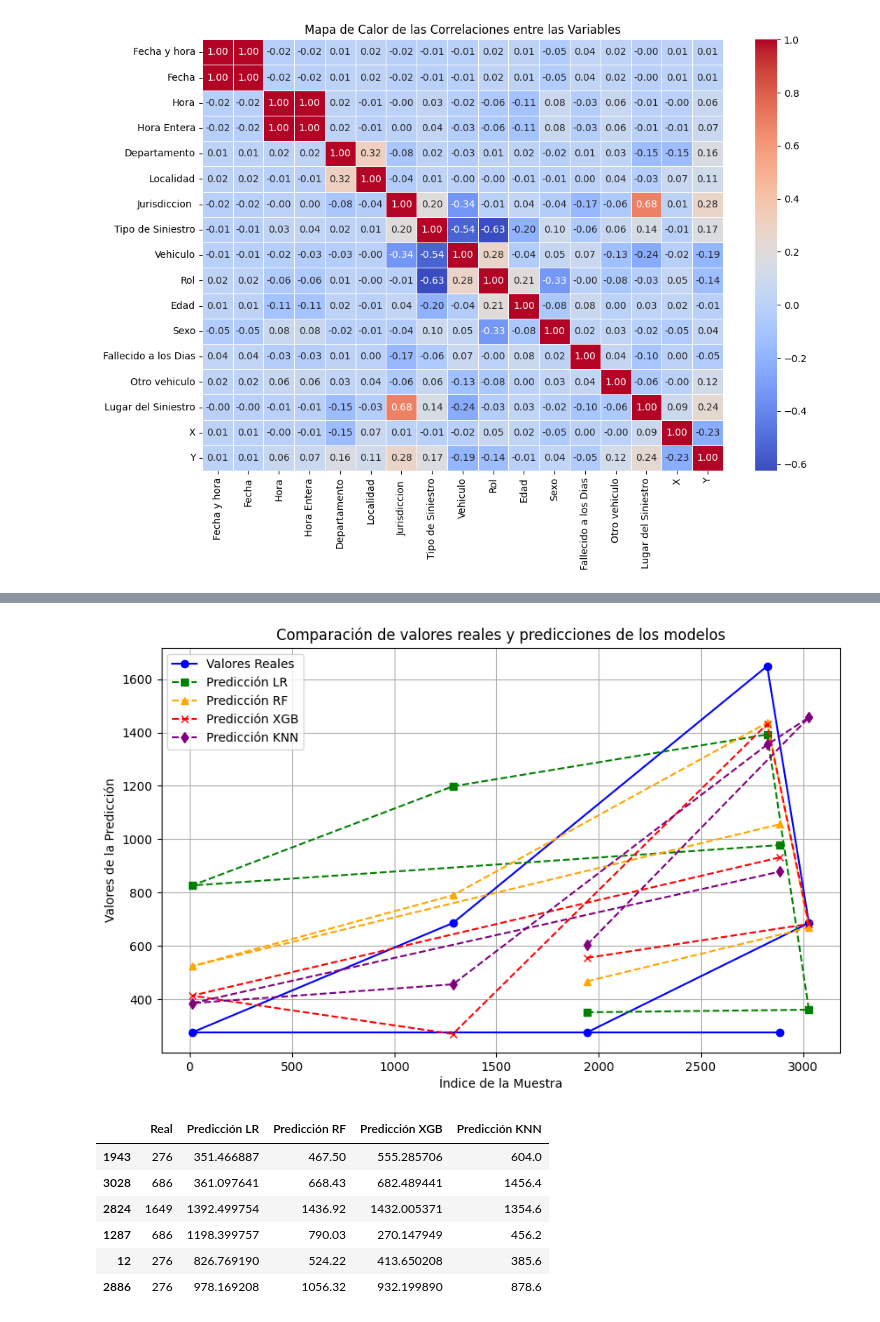
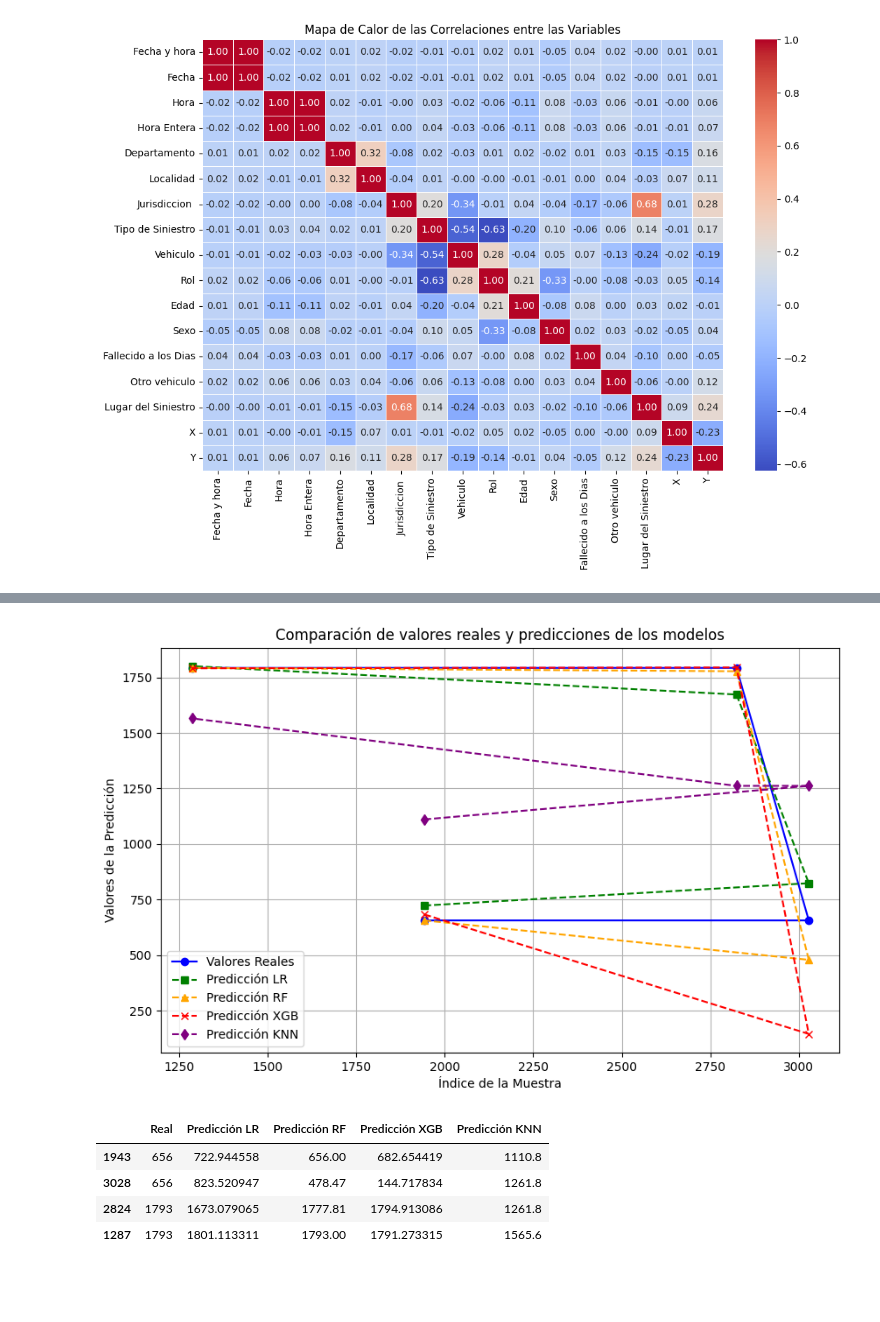
Before and after one commit to ChristianDzk/datascience, a Jupyter notebook: Primer Entrega.ipynb, the cells around one changed output, grey strips where cells are left out. Drawn from its saved outputs; the diff is of its cells as text; code cells hidden in the pictures; blank space fills up the shorter version.

```diff
--- a/Primer Entrega.ipynb
+++ b/Primer Entrega.ipynb
@@ -367,0 +306,8 @@ R²: -0.07210088828091088
+# %%
+# Definir las características (features) y la variable objetivo (target)
+# Si no existe, entonces el target debe ser el tamaño del dataset agrupado (ajusta según tu dataset)
+y = df['Tipo de Siniestro'].map(df['Tipo de Siniestro'].value_counts())
+# %%
+# Dividir los datos en conjunto de entrenamiento y prueba
+X = df.drop('Tipo de Siniestro', axis=1)
+X_train, X_test, y_train, y_test = train_test_split(X, y, test_size=0.2, random_state=50)
@@ -520,39 +544,37 @@ plt.show()
 # Crear un DataFrame con las predicciones y los valores reales para cada modelo
 comparison_df = pd.DataFrame({
     'Real': y_test,
     'Predicción LR': y_pred_lr,
     'Predicción RF': y_pred_rf,
     'Predicción XGB': y_pred_xgb,
     'Predicción KNN': y_pred_knn
 })
 
 # Visualización de las primeras 20 comparaciones
-comparison_df_sample = comparison_df.head(6)
+comparison_df_sample = comparison_df.head(4)
 
 # Plot de las comparaciones
 plt.figure(figsize=(10,6))
 plt.plot(comparison_df_sample.index, comparison_df_sample['Real'], label='Valores Reales', color='blue', marker='o')
 plt.plot(comparison_df_sample.index, comparison_df_sample['Predicción LR'], label='Predicción LR', linestyle='--', color='green', marker='s')
 plt.plot(comparison_df_sample.index, comparison_df_sample['Predicción RF'], label='Predicción RF', linestyle='--', color='orange', marker='^')
 plt.plot(comparison_df_sample.index, comparison_df_sample['Predicción XGB'], label='Predicción XGB', linestyle='--', color='red', marker='x')
 plt.plot(comparison_df_sample.index, comparison_df_sample['Predicción KNN'], label='Predicción KNN', linestyle='--', color='purple', marker='d')
 
 # Ajustes del gráfico
 plt.title('Comparación de valores reales y predicciones de los modelos')
 plt.xlabel('Índice de la Muestra')
 plt.ylabel('Valores de la Predicción')
 plt.legend()
 plt.grid(True)
 plt.show()
 
 # Mostrar la muestra de datos
 comparison_df_sample
 # %% [output]
-[figure, old version]
+[figure, new version]
 |  | Real | Predicción LR | Predicción RF | Predicción XGB | Predicción KNN |
-| 1943 | 276 | 351.466887 | 467.50 | 555.285706 | 604.0 |
-| 3028 | 686 | 361.097641 | 668.43 | 682.489441 | 1456.4 |
-| 2824 | 1649 | 1392.499754 | 1436.92 | 1432.005371 | 1354.6 |
-| 1287 | 686 | 1198.399757 | 790.03 | 270.147949 | 456.2 |
-| 12 | 276 | 826.769190 | 524.22 | 413.650208 | 385.6 |
-| 2886 | 276 | 978.169208 | 1056.32 | 932.199890 | 878.6 |
+| 1943 | 656 | 722.944558 | 656.00 | 682.654419 | 1110.8 |
+| 3028 | 656 | 823.520947 | 478.47 | 144.717834 | 1261.8 |
+| 2824 | 1793 | 1673.079065 | 1777.81 | 1794.913086 | 1261.8 |
+| 1287 | 1793 | 1801.113311 | 1793.00 | 1791.273315 | 1565.6 |
```
Also changed, not shown: parts of 16 cells of this notebook.
